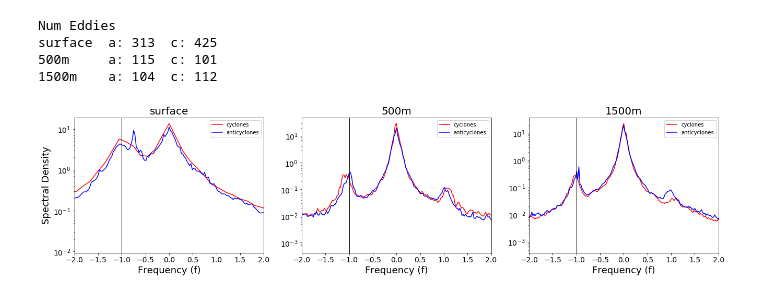
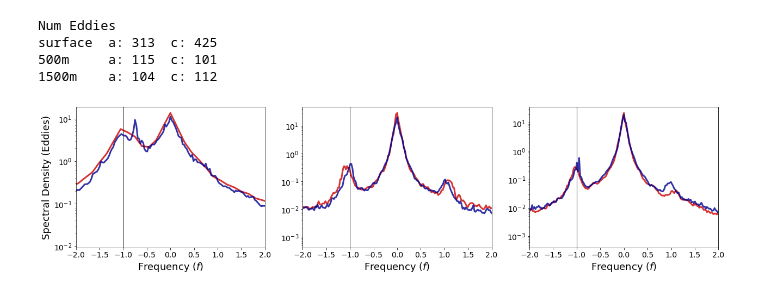
Before and after one commit to mclaret/JISAOinternship, a Jupyter notebook: notebooks/mark/juin_juillet_spectra.ipynb, the cells around one changed output. Drawn from its saved outputs; the diff is of its cells as text; code cells hidden in the pictures.

```diff
--- a/notebooks/mark/juin_juillet_spectra.ipynb
+++ b/notebooks/mark/juin_juillet_spectra.ipynb
@@ -210,33 +210,37 @@ for eddyType in eddyTypes:
         spectra[eddyType][depth]['amps'] = np.fft.fftshift(amps)
         spectra[eddyType][depth]['freqs'] = np.fft.fftshift(fq_norms)
 # %%
-fig = plt.figure(figsize=(22.1,4.77))
+fig = plt.figure(figsize=(21.16,4.77))
+red = (1-0.2, 0,0)
+blue = (0, 0, 1-0.4353)
 i=1
 for depth in depths:
     ax = fig.add_subplot(1,3,i)
-    ax.plot(spectra['cyclone'][depth]['freqs'], spectra['cyclone'][depth]['amps'], color='r', label='cyclones')
-    ax.plot(spectra['anticyclone'][depth]['freqs'], spectra['anticyclone'][depth]['amps'], color='b', label='anticyclones')
+    ax.plot(spectra['cyclone'][depth]['freqs'], spectra['cyclone'][depth]['amps'],
+            color=red, label='cyclones', linewidth=3, alpha=0.8)
+    ax.plot(spectra['anticyclone'][depth]['freqs'], spectra['anticyclone'][depth]['amps'],
+            color=blue, label='anticyclones', linewidth=3, alpha=0.8)
 
     # Set the font name for axis tick labels
     for tick in ax.get_xticklabels():
         tick.set_fontsize(14)
     for tick in ax.get_yticklabels():
         tick.set_fontsize(14)
 
     ax.set_yscale('log')
     ax.set_xlim(-2,2)
     plt.axvline(x=-1, color='k', linewidth=1)
-    ax.set_xlabel('Frequency (f)', fontsize=18)
-    ax.set_title(depth, fontsize=20)
-    plt.legend()
+    ax.set_xlabel('Frequency ($\it{f}$)', fontsize=18)
+    #ax.set_title(depth, fontsize=20)
+    #plt.legend()
     if i<2:
-        ax.set_ylabel('Spectral Density', fontsize=18)
+        ax.set_ylabel('Spectral Density (Eddies)', fontsize=18)
     i+=1
 
 plt.show()
 fig_path = './figures/'
 fname = 'spectra_eddies.png'
 fig.tight_layout()
 fig.savefig(fig_path+fname, dpi=80)
 # %% [output]
-[figure, old version]
+[figure, new version]
```
Also changed, not shown: 5 other files.
